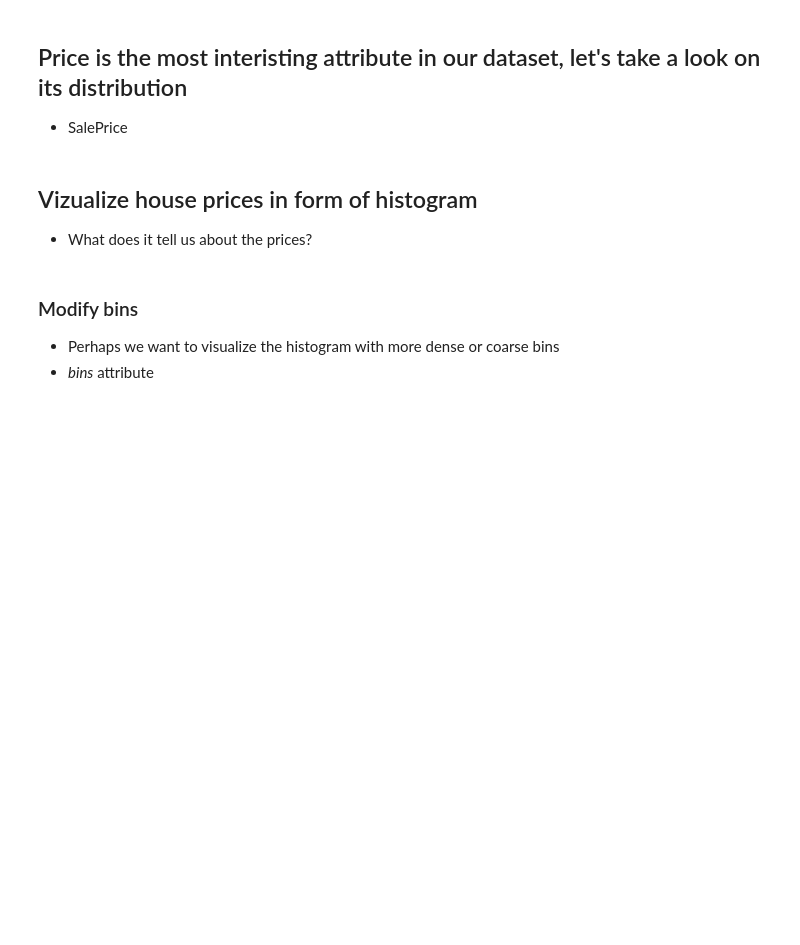
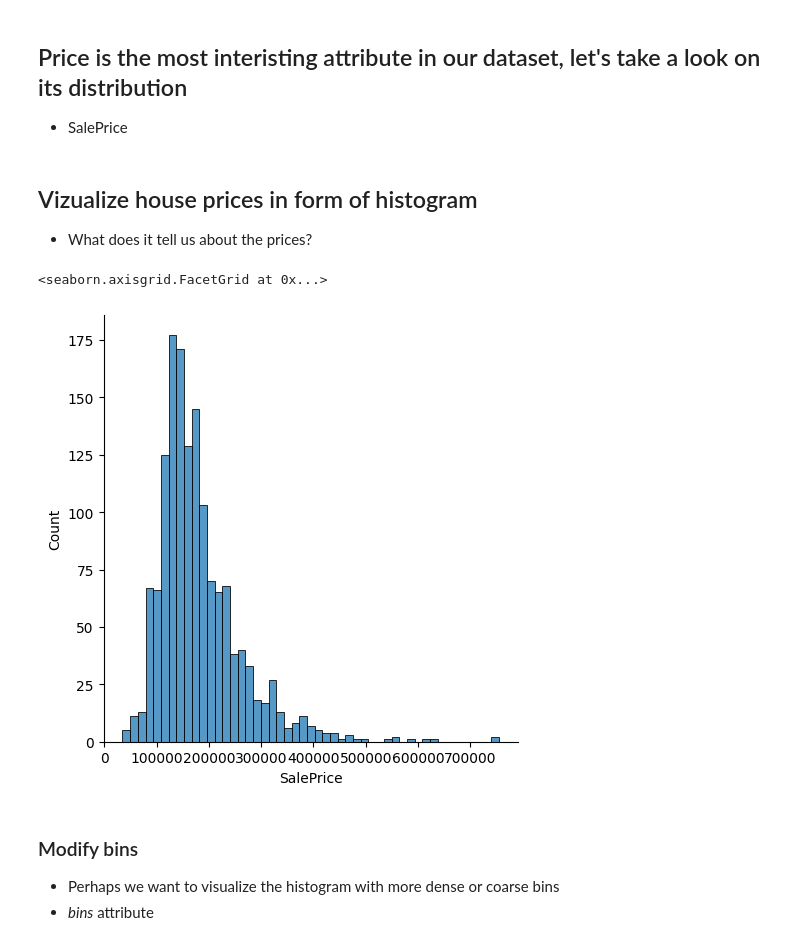
Before and after one commit to lubsar/EFREI-Introduction-to-Machine-Learning, a Jupyter notebook: iml_02.ipynb, the cells around one changed output. Saved outputs shown, nothing was run; the diff lists cells and outputs as text; code cells hidden in the pictures; blank space fills up the shorter version.

```diff
--- a/iml_02.ipynb
+++ b/iml_02.ipynb
@@ -32,0 +33,3 @@ import seaborn as sns # another matplotlib interface - styled and easier to use
+# %%
+df = pd.read_csv('https://raw.githubusercontent.com/rasvob/EFREI-Introduction-to-Machine-Learning/main/datasets/zsu_cv1_data.csv', sep=',')
+df.head()
@@ -36,6 +47,11 @@ import seaborn as sns # another matplotlib interface - styled and easier to use
 # %% [markdown]
 ## Vizualize house prices in form of histogram
 - What does it tell us about the prices?
+# %%
+sns.displot(df.SalePrice)
+# %% [output]
+<seaborn.axisgrid.FacetGrid at 0x...>
+[figure, added]
 # %% [markdown]
 ### Modify bins
 - Perhaps we want to visualize the histogram with more dense or coarse bins
```
Also changed, not shown: parts of 29 cells of this notebook, 1 other file.
